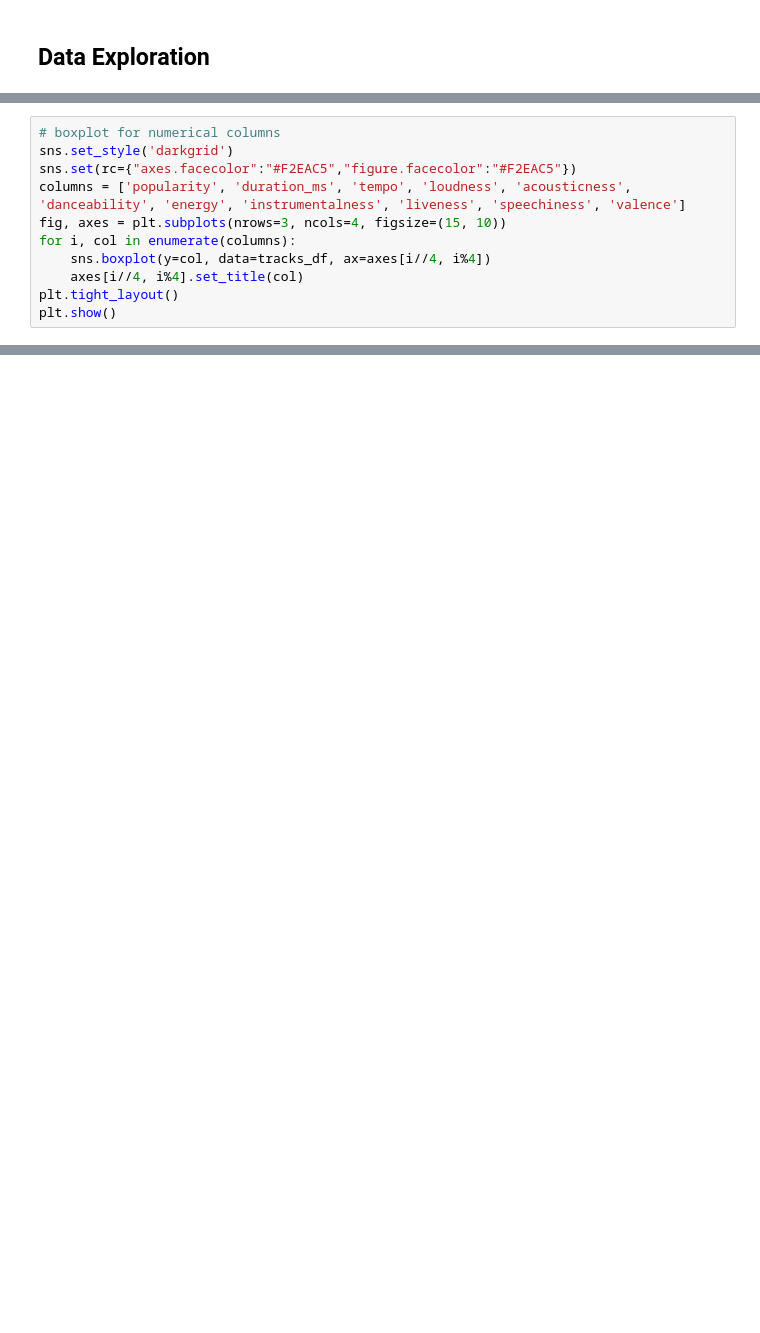
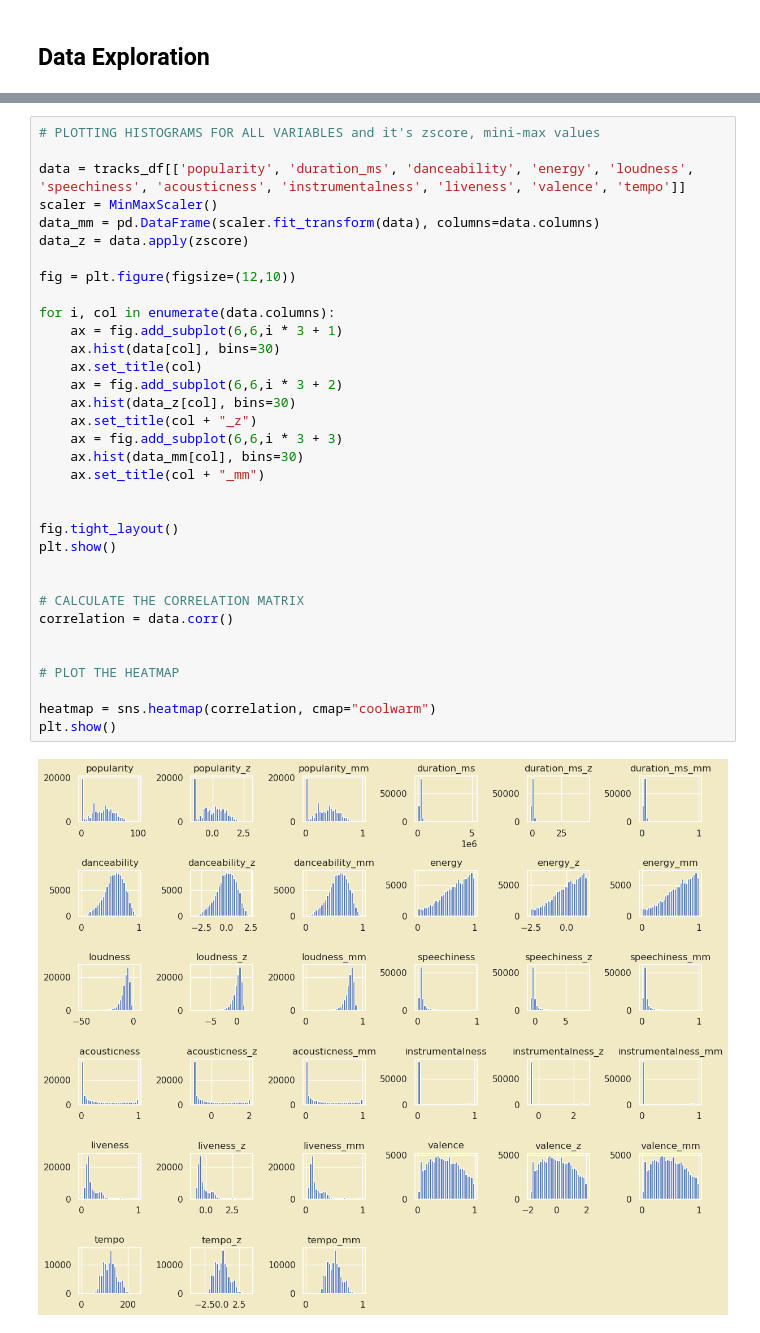
Before and after one commit to monkeygang222/assignment1.4, a Jupyter notebook: 27.ipynb, the cells around one changed output, grey strips where cells are left out. Drawn from its saved outputs; the diff is of its cells as text; blank space fills up the shorter version.

```diff
--- a/27.ipynb
+++ b/27.ipynb
@@ -245,11 +67,0 @@ X = X.apply(zscore)
-# %%
-# boxplot for numerical columns
-sns.set_style('darkgrid')
-sns.set(rc={"axes.facecolor":"#F2EAC5","figure.facecolor":"#F2EAC5"})
-columns = ['popularity', 'duration_ms', 'tempo', 'loudness', 'acousticness', 'danceability', 'energy', 'instrumentalness', 'liveness', 'speechiness', 'valence']
-fig, axes = plt.subplots(nrows=3, ncols=4, figsize=(15, 10))
-for i, col in enumerate(columns):
-    sns.boxplot(y=col, data=tracks_df, ax=axes[i//4, i%4])
-    axes[i//4, i%4].set_title(col)
-plt.tight_layout()
-plt.show()
@@ -316,0 +68,36 @@ ac.fit()
+# %%
+# PLOTTING HISTOGRAMS FOR ALL VARIABLES and it's zscore, mini-max values
+
+data = tracks_df[['popularity', 'duration_ms', 'danceability', 'energy', 'loudness', 'speechiness', 'acousticness', 'instrumentalness', 'liveness', 'valence', 'tempo']]
+scaler = MinMaxScaler()
+data_mm = pd.DataFrame(scaler.fit_transform(data), columns=data.columns)
+data_z = data.apply(zscore)
+
+fig = plt.figure(figsize=(12,10))
+
+for i, col in enumerate(data.columns):
+    ax = fig.add_subplot(6,6,i * 3 + 1)
+    ax.hist(data[col], bins=30)
+    ax.set_title(col)
+    ax = fig.add_subplot(6,6,i * 3 + 2)
+    ax.hist(data_z[col], bins=30)
+    ax.set_title(col + "_z")
+    ax = fig.add_subplot(6,6,i * 3 + 3)
+    ax.hist(data_mm[col], bins=30)
+    ax.set_title(col + "_mm")
+
+
+fig.tight_layout()
+plt.show()
+
+
+# CALCULATE THE CORRELATION MATRIX
+correlation = data.corr()
+
+
+# PLOT THE HEATMAP
+
+heatmap = sns.heatmap(correlation, cmap="coolwarm")
+plt.show()
+# %% [output]
+[figure, added]
```
Also changed, not shown: parts of 61 cells of this notebook.
